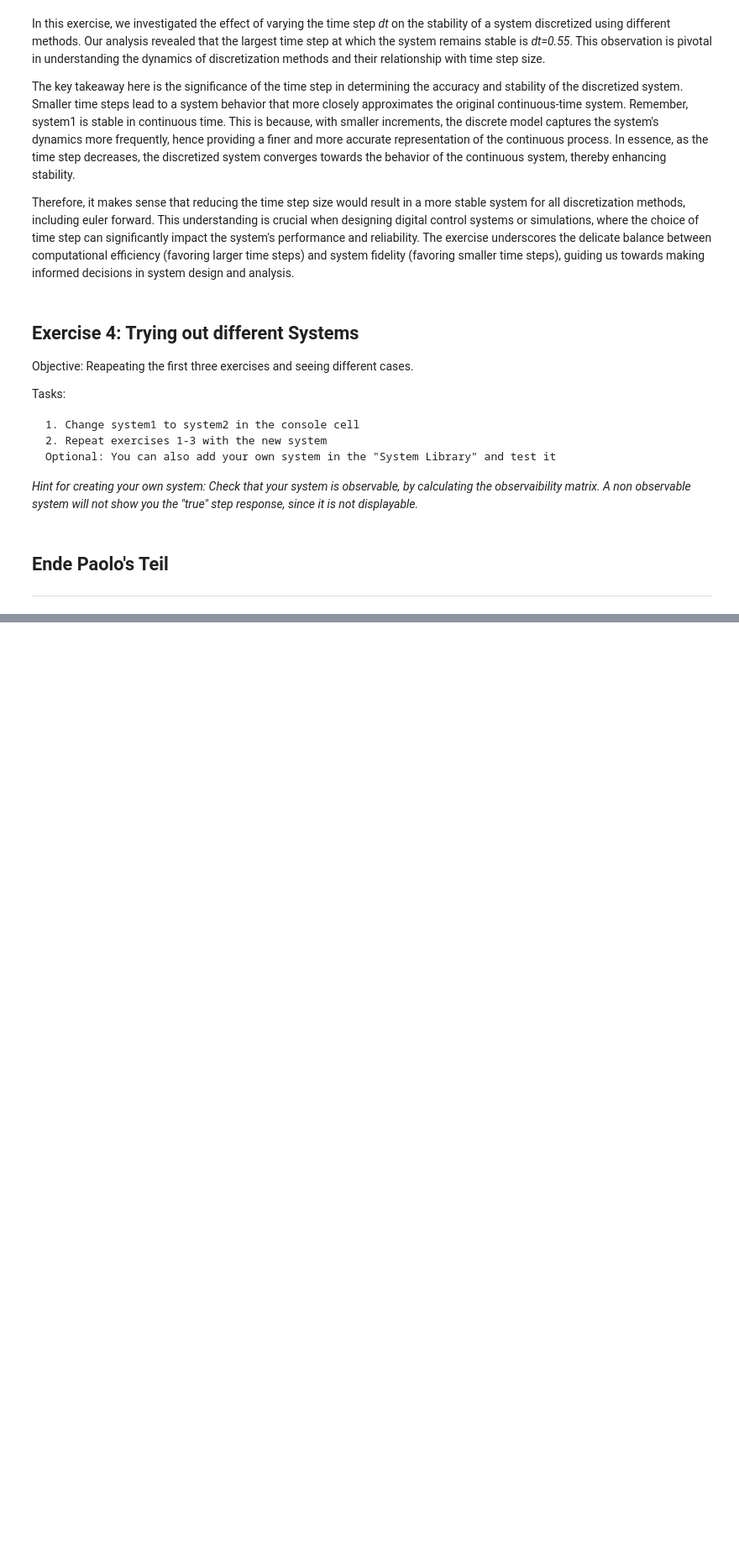
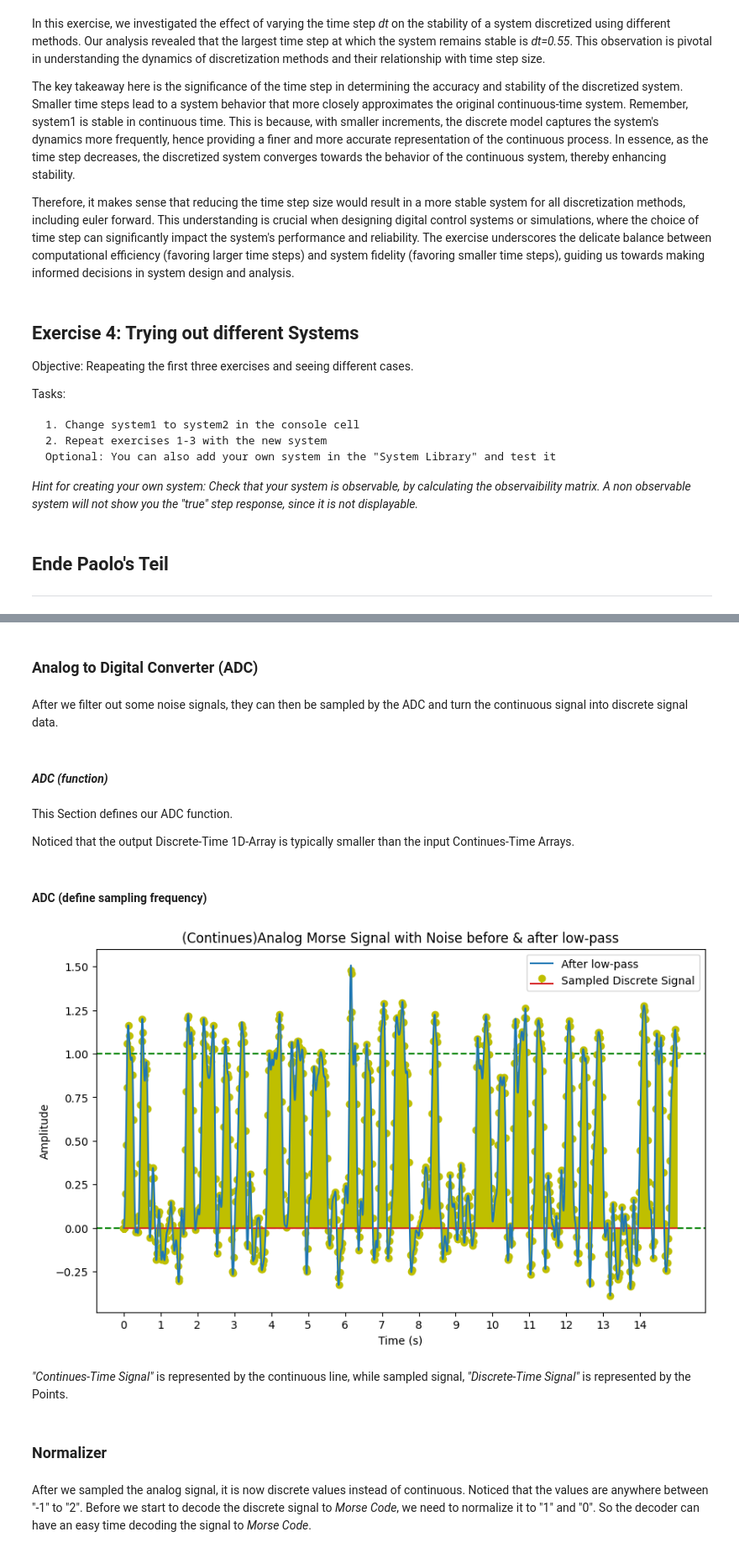
Before and after one commit to idsc-frazzoli/CS2-2024-notebooks, a Jupyter notebook: ps02_neu/masterfile.ipynb, the cells around one changed output, grey strips where cells are left out. Shown at 84% size. Drawn from its saved outputs; the diff is of its cells as text; code cells hidden in the pictures; blank space fills up the shorter version.

```diff
--- a/ps02_neu/masterfile.ipynb
+++ b/ps02_neu/masterfile.ipynb
@@ -791,0 +1271,10 @@ Tasks:
+# %% [markdown]
+### __Analog to Digital Converter (ADC)__
+# %% [markdown]
+After we filter out some noise signals, they can then be sampled by the ADC and turn the continuous signal into discrete signal data.
+# %% [markdown]
+#### _ADC (function)_
+# %% [markdown]
+This Section defines our ADC function.
+
+Noticed that the output Discrete-Time 1D-Array is typically smaller than the input Continues-Time Arrays.
@@ -791,0 +1335,40 @@ Tasks:
+# %% [markdown]
+#### __ADC__ (define sampling frequency)
+# %%
+# Define the sampling frequency of your Receiver (Analog to Digital converter) in [Hz]
+SAMPLING_FREQ = 50
+
+
+# First generate a Discrete-Time Time Array: 1D-Array
+T_DIS_Morse = analog_digital_converter(T_CONT,
+                                       after_low_pass,
+                                       SAMPLING_FREQ,
+                                       "t")
+
+# Then generate a Discrete-Time Signal value Array: 1D-Array
+DIS_Morse_Signal_w_N_Raw = analog_digital_converter(T_CONT,
+                                                    after_low_pass,
+                                                    SAMPLING_FREQ,
+                                                    "s")
+
+
+# Plot out the continuous signal with noise introduced
+plt.figure(figsize=(10, 6))
+plt.axhline(y=1, color='g', linestyle='--')
+plt.axhline(y=0, color='g', linestyle='--')
+plt.title("(Continues)Analog Morse Signal with Noise before & after low-pass")
+plt.stem(T_DIS_Morse, DIS_Morse_Signal_w_N_Raw, 'y' ,label='Sampled Discrete Signal')
+plt.plot(T_CONT, after_low_pass, label='After low-pass')
+plt.xticks(np.arange(T_CONT_START, T_CONT_END))
+plt.xlabel('Time (s)')
+plt.ylabel('Amplitude')
+plt.legend()
+plt.show()
+# %% [output]
+[figure, added]
+# %% [markdown]
+_"Continues-Time Signal"_ is represented by the continuous line, while sampled signal, _"Discrete-Time Signal"_ is represented by the Points.
+# %% [markdown]
+###  __Normalizer__ <a id="normalizer"></a>
+# %% [markdown]
+After we sampled the analog signal, it is now discrete values instead of continuous. Noticed that the values are anywhere between "-1" to "2". Before we start to decode the discrete signal to _Morse Code_, we need to normalize it to "1" and "0". So the decoder can have an easy time decoding the signal to _Morse Code_.
```
Also changed, not shown: parts of 133 cells of this notebook.
